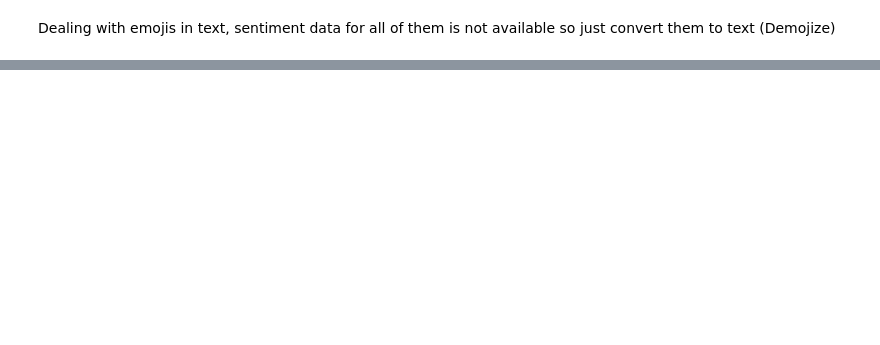
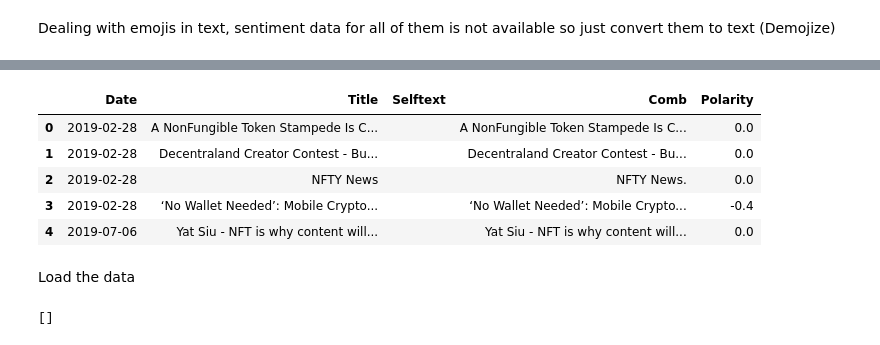
Before and after one commit to amicha02/ape_mining, a Jupyter notebook: notebooks/4.0-mw-sentiment.ipynb, the cells around one changed output, grey strips where cells are left out. Drawn from its saved outputs; the diff is of its cells as text; code cells hidden in the pictures; blank space fills up the shorter version.

```diff
--- a/notebooks/4.0-mw-sentiment.ipynb
+++ b/notebooks/4.0-mw-sentiment.ipynb
@@ -162,0 +199,11 @@ df["Title"][4]
+# %%
+df.to_csv("../data/signals/Reddit_NFT_Sent.csv")
+# %% [output]
+|  | Date | Title | Selftext | Comb | Polarity |
+| 0 | 2019-02-28 | A NonFungible Token Stampede Is C... |  | A NonFungible Token Stampede Is C... | 0.0 |
+| 1 | 2019-02-28 | Decentraland Creator Contest - Bu... |  | Decentraland Creator Contest - Bu... | 0.0 |
+| 2 | 2019-02-28 | NFTY News |  | NFTY News. | 0.0 |
+| 3 | 2019-02-28 | ‘No Wallet Needed’: Mobile Crypto... |  | ‘No Wallet Needed’: Mobile Crypto... | -0.4 |
+| 4 | 2019-07-06 | Yat Siu - NFT is why content will... |  | Yat Siu - NFT is why content will... | 0.0 |
+# %% [markdown]
+Load the data
@@ -162,0 +216,12 @@ df["Title"][4]
+# %%
+from nltk.sentiment.vader import SentimentIntensityAnalyzer as SIA
+
+sia = SIA()
+results = []
+
+for line in headlines:
+    pol_score = sia.polarity_scores(line)
+    pol_score['headline'] = line
+    results.append(pol_score)
+# %% [output]
+[]
```
Also changed, not shown: parts of 13 cells of this notebook.
